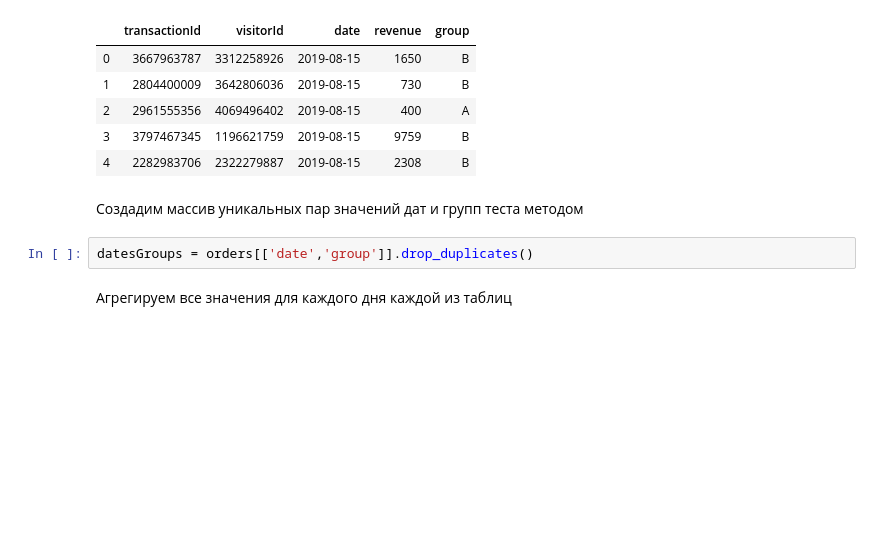
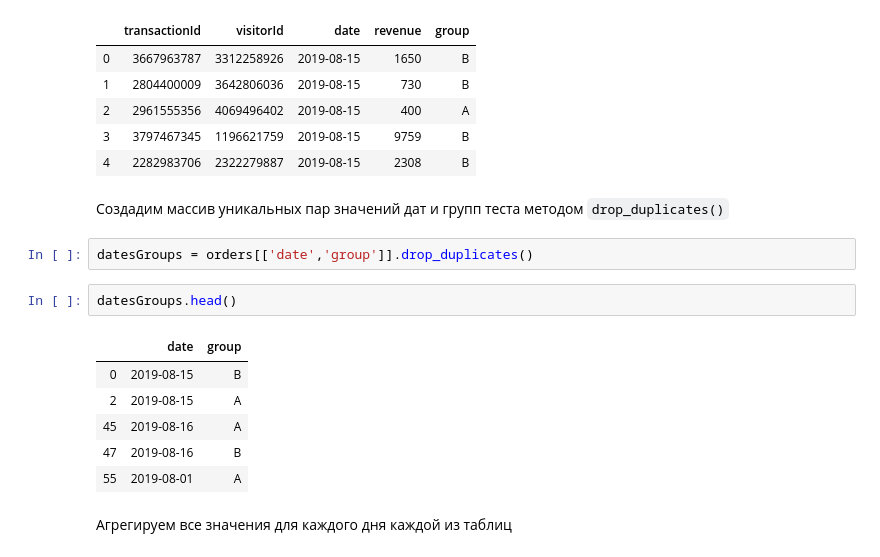
Before and after one commit to antonmasterkov/Yandex_projects, a Jupyter notebook: Проверка статистических гипотез/Проверка стат гипотез по увеличению выручки, их приоритизация, проведение АВ теста.ipynb, the cells around one changed output. Saved outputs shown, nothing was run; the diff lists cells and outputs as text; blank space fills up the shorter version.

```diff
--- a/Проверка статистических гипотез/Проверка стат гипотез по увеличению выручки, их приоритизация, проведение АВ теста.ipynb
+++ b/Проверка статистических гипотез/Проверка стат гипотез по увеличению выручки, их приоритизация, проведение АВ теста.ipynb
@@ -197,9 +200,18 @@ orders.head()
 | 3 | 3797467345 | 1196621759 | 2019-08-15 | 9759 | B |
 | 4 | 2282983706 | 2322279887 | 2019-08-15 | 2308 | B |
 # %% [markdown]
-Создадим массив уникальных пар значений дат и групп теста методом
+Создадим массив уникальных пар значений дат и групп теста методом `drop_duplicates()`
 # %%
 datesGroups = orders[['date','group']].drop_duplicates()
+# %%
+datesGroups.head()
+# %% [output]
+|  | date | group |
+| 0 | 2019-08-15 | B |
+| 2 | 2019-08-15 | A |
+| 45 | 2019-08-16 | A |
+| 47 | 2019-08-16 | B |
+| 55 | 2019-08-01 | A |
 # %% [markdown]
 Агрегируем все значения для каждого дня каждой из таблиц
 # %%
```
Also changed, not shown: parts of 25 cells of this notebook.
